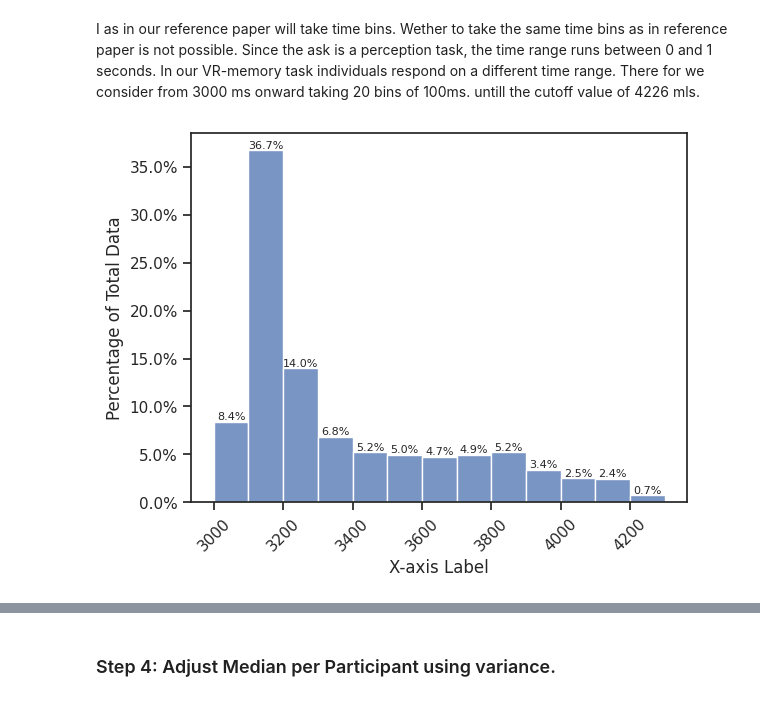
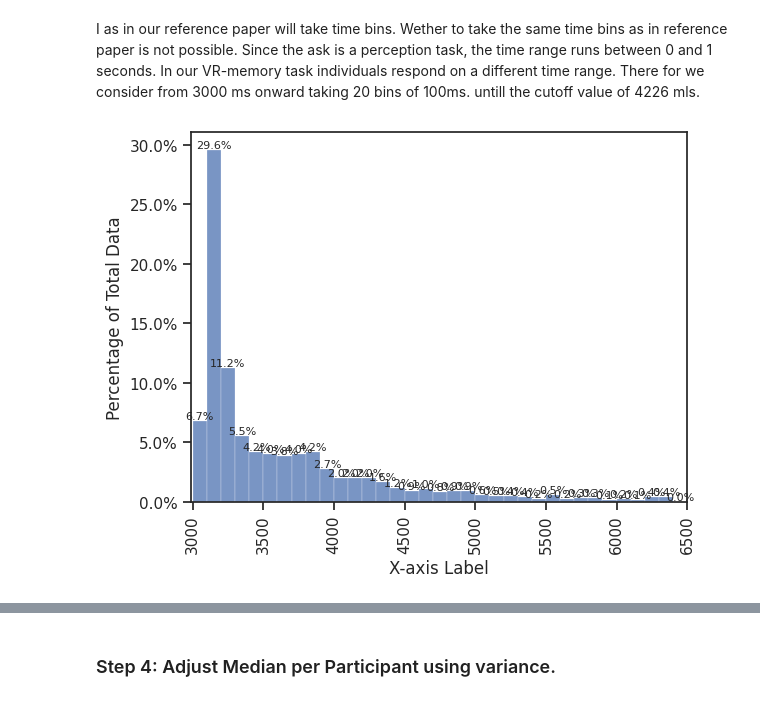
Before and after one commit to BenjaminDupre/m-b_thesis, a Jupyter notebook: Analysis/Analysis..ipynb, the cells around one changed output, grey strips where cells are left out. Saved outputs shown, nothing was run; the diff lists cells and outputs as text; code cells hidden in the pictures.

```diff
--- a/Analysis/Analysis..ipynb
+++ b/Analysis/Analysis..ipynb
@@ -589,4 +575,22 @@ Next we are going to cut in 4226 ms as is the upper limit for Quartile 3 of RT.
-# %%
-# Code for removing all trial over 4226 milliseconds because its the Quartile border
-work_df_no_outl = work_df_no_outl[work_df_no_outl['time_ms'] <= 4226]
-work_df_no_outl.info()
+# %%
+# Code for removing all trial over 4226 milliseconds because its the Quartile border
+#work_df_no_outl = work_df_no_outl[work_df_no_outl['time_ms'] <= 4226]
+#work_df_no_outl.info()
+
+
+#import pandas as pd
+
+# Assuming you have a DataFrame 'work_df'
+
+# Calculate the mean and standard deviation of 'time_ms'
+mean = work_df_no_outl['time_ms'].mean()
+std = work_df_no_outl['time_ms'].std()
+
+# Define a threshold for outliers (e.g., 3 times the standard deviation)
+threshold = 2 * std
+
+# Create a new DataFrame with outliers removed
+work_df_no_outl = work_df_no_outl[(work_df_no_outl['time_ms'] >= mean - threshold) & (work_df_no_outl['time_ms'] <= mean + threshold)]
+
+# Display the information about the new DataFrame
+work_df_no_outl.info()
@@ -763,33 +788,35 @@ I as in our reference paper will take time bins. Wether to take the same time bi
 # %%
 
 
 # Define the bin edges
 bin_edges = range(3000, int(work_df_no_outl['time_ms'].max()) + 100, 100)
 
 # Create the histogram with custom bin edges
 ax = sns.histplot(data=work_df_no_outl, x='time_ms', bins=bin_edges, stat='percent')
 
 # Customize the number of x-tick labels
-plt.xticks(rotation=45)
+plt.xticks(rotation=90)
 
 # Format y-axis labels as percentages with one decimal place
 ax.yaxis.set_major_formatter(plt.FuncFormatter(lambda x, _: f'{x:.1f}%'))
 
 # Add labels to the x and y axes
 plt.xlabel('X-axis Label')
 plt.ylabel('Percentage of Total Data')
+# Cut axis
+plt.xlim(3000-10,6500)
 
 # Add text with the percentage on top of each bar
 for bar in ax.patches:
     percentage = bar.get_height()
     ax.annotate(f'{percentage:.1f}%',
                 (bar.get_x() + bar.get_width() / 2, bar.get_height()),
                 ha='center', va='bottom', fontsize=8)
 
 # Show the plot
 plt.show()
 # %% [output]
-[figure, old version]
+[figure, new version]
 # %%
 #---CUMULATIVE DISTRIBUTION---------------------------------------------
 # using correct counter
```
Also changed, not shown: parts of 17 cells of this notebook, 7 other files.
